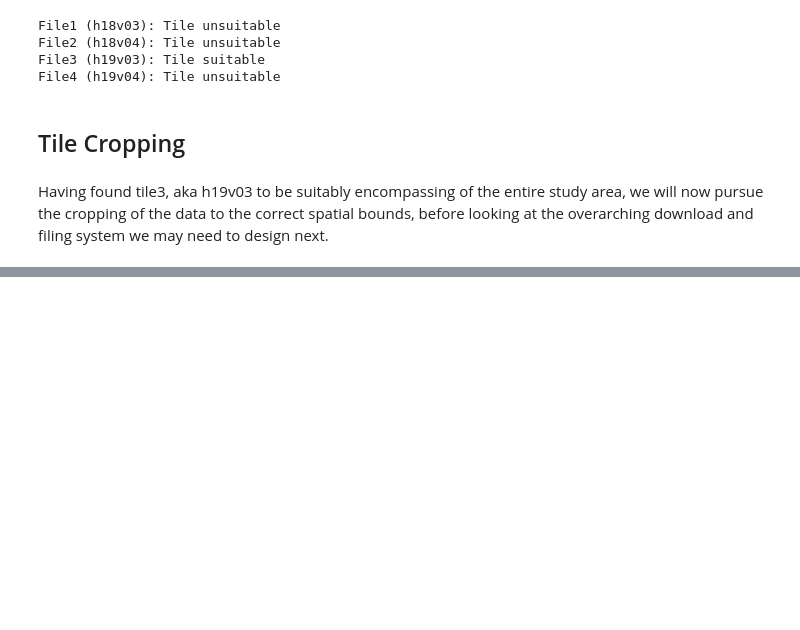
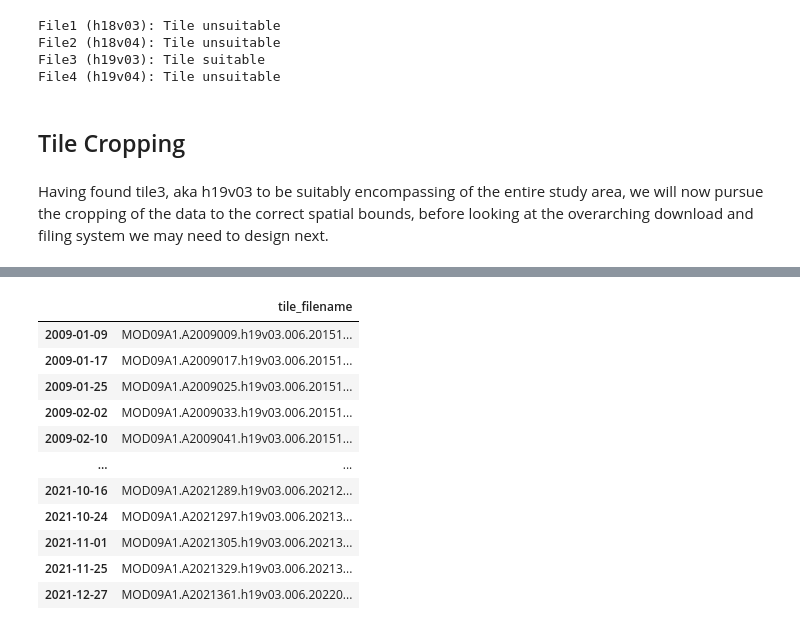
Before and after one commit to ai4er-cdt/WildfireDistribution, a Jupyter notebook: notebooks/exploratory/1.0_td_modis_ndmi_preprocessing.ipynb, the cells around one changed output, grey strips where cells are left out. Drawn from its saved outputs; the diff is of its cells as text; code cells hidden in the pictures; blank space fills up the shorter version.

```diff
--- a/notebooks/exploratory/1.0_td_modis_ndmi_preprocessing.ipynb
+++ b/notebooks/exploratory/1.0_td_modis_ndmi_preprocessing.ipynb
@@ -393,0 +598,83 @@ KeyboardInterrupt:
+# %%
+# Secondary rage finder, which finds exact filename of h19v03 tiles.
+def tile_tag_finder(soup):
+    """
+    Function for digging through raw html; finds and returns the names of specific files.
+
+    Keyword arguments:
+    soup -- The raw html downloaded from a specific webpage within the CEDA website.
+
+    Prerequisites:
+    - bs4
+    """
+    tags_found = soup.select("div[id=root] > div > div > div > table > tbody > tr > td > a")
+    tile_filename = ""
+    for _ in tags_found:
+        tag = str(_)
+        if tag[97:103] == "h19v03":
+            tile_filename = tag[80:125]
+    return(tile_filename)
+# %%
+def ceda_filename_finder(ceda_path_df, driver):
+    """
+    Function that carries out the process of web scraping throught multiple pages within the CEDA archive webpage.
+    It makes use of the tag_finder function to obtain the exact file names of tile/files of interest, so that exact file paths
+    can be generated later, which will allow the digging up of filenames under year>month>day>filename.
+    Returns a pandas dataframe with the all names of the files of interest and their timestamps.
+
+    Keyword arguments:
+    ceda_path_df -- pandas dataframe into which scraped information can be placed at will within the function.
+    driver -- the driver originally initiated in one of the previous functions is passed to thhis function, so that
+    chrome can be effectively manipulated by selenium.
+
+    Prerequisites:
+    - selenium
+    - bs4
+    - webdriver-manager
+    """
+    for _ in ceda_path_df.index:
+        index_value = _
+        year = str(_.year)
+        month = str(_.month)
+        day = str(_.day)
+
+        if len(month) == 1:
+            month = "0" + month
+        else:
+            month = month
+
+        if len(day) == 1:
+            day = "0" + day
+        else:
+            day = day
+
+        path_base = "https://data.ceda.ac.uk/neodc/modis/data/MOD09A1/collection6/"
+        path_final = path_base + year + "/" + month + "/" + day
+
+        driver.get(path_final)
+        time.sleep(0.5)
+        html = driver.execute_script("return document.documentElement.innerHTML;")
+        soup = BeautifulSoup(html, 'html.parser')
+
+        tile_filename = tile_tag_finder(soup)
+
+        # print(f"{index_value} : {str(tile_filename)}")
+
+        ceda_path_df.at[index_value, 'tile_filename'] = str(tile_filename)
+    return(ceda_path_df)
+
+ceda_path_df = ceda_filename_finder(ceda_path_df, driver)
+ceda_path_df
+# %% [output]
+|  | tile_filename |
+| 2009-01-09 | MOD09A1.A2009009.h19v03.006.20151... |
+| 2009-01-17 | MOD09A1.A2009017.h19v03.006.20151... |
+| 2009-01-25 | MOD09A1.A2009025.h19v03.006.20151... |
+| 2009-02-02 | MOD09A1.A2009033.h19v03.006.20151... |
+| 2009-02-10 | MOD09A1.A2009041.h19v03.006.20151... |
+| ... | ... |
+| 2021-10-16 | MOD09A1.A2021289.h19v03.006.20212... |
+| 2021-10-24 | MOD09A1.A2021297.h19v03.006.20213... |
+| 2021-11-01 | MOD09A1.A2021305.h19v03.006.20213... |
+| 2021-11-25 | MOD09A1.A2021329.h19v03.006.20213... |
+| 2021-12-27 | MOD09A1.A2021361.h19v03.006.20220... |
```
Also changed, not shown: parts of 47 cells of this notebook, 4 other files.
